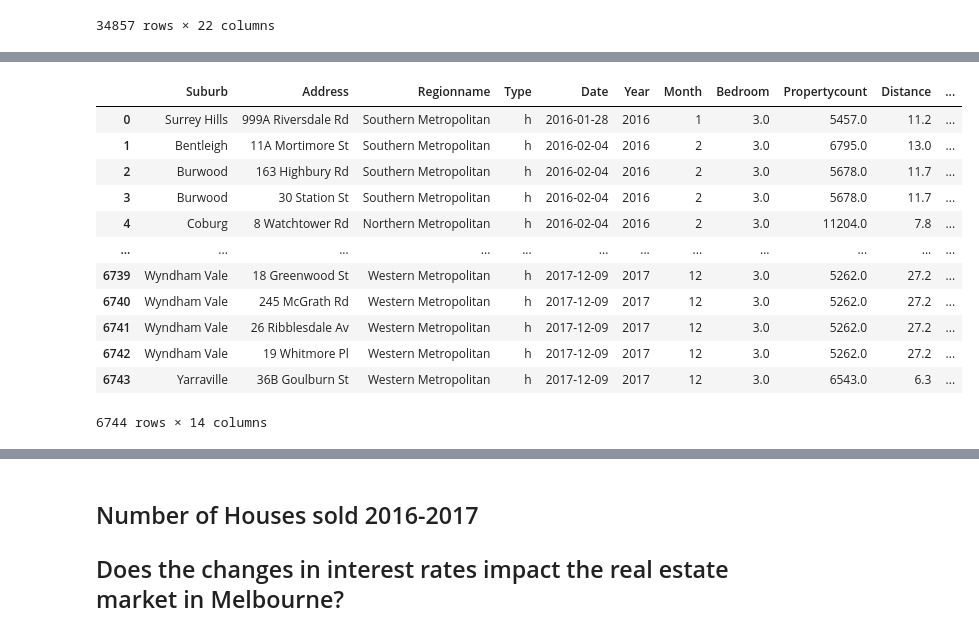
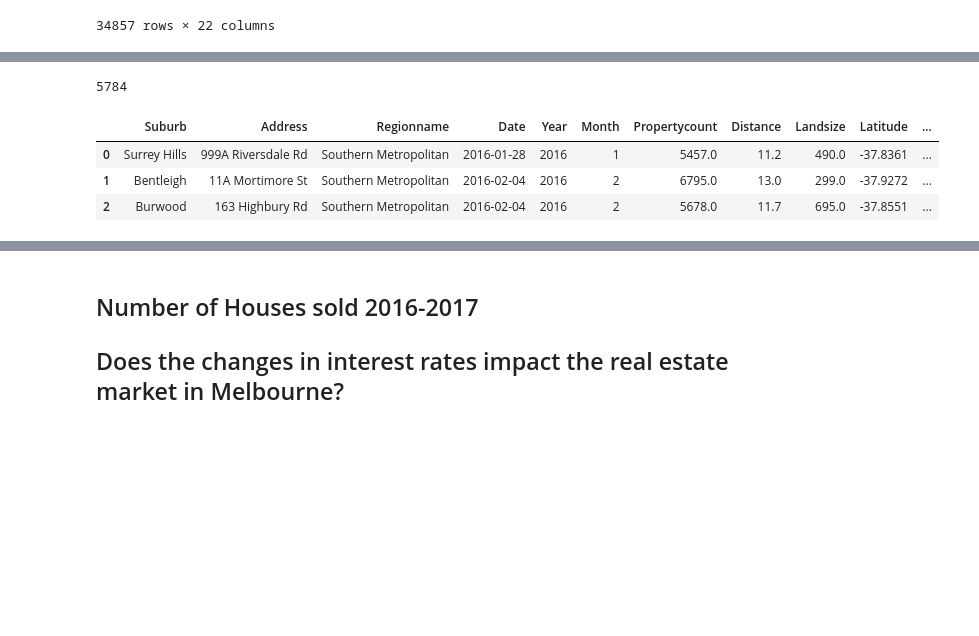
Before and after one commit to Anton0Lee/Project1_grp5, a Jupyter notebook: project1 main codes.ipynb, the cells around one changed output, grey strips where cells are left out. Cells and saved outputs as stored; diff of their text form; code cells hidden in the pictures; blank space fills up the shorter version.

```diff
--- a/project1 main codes.ipynb
+++ b/project1 main codes.ipynb
@@ -60,13 +45,20 @@ dtype: int64
 # %%
-#Housing_data_df2 = Reduced columns, dropna in price, Year:2016-2018, sorted by Date
+# Housing_data_df2 = clean dataset, Year:2016-2018, sorted by Date
 
-#Separate Date into Month and Year columns
+# reduced columns in housing dataset
+columns_to_use = ['Suburb', 'Address', 'Regionname', 'Type', 'Date', 'Bedroom','Propertycount', 'Distance', 'Landsize', 'Latitude', 'Longtitude', 'Price']
+housing_data_df_reduced = housing_data_df[columns_to_use]
+
+# dropna in housing dataset
+housing_data_df2 = housing_data_df_reduced.dropna(how='any')
+
+# separate Date into Month and Year columns
 warnings.filterwarnings('ignore')
 housing_data_df2['Date'] = pd.to_datetime(housing_data_df2['Date'], format='%d/%m/%Y')
 housing_data_df2['Month'] = housing_data_df2['Date'].dt.month
 housing_data_df2['Year'] = housing_data_df2['Date'].dt.year
 
-#Rearanging columns in housing dataset + sort by Date
+# rearanging columns in housing dataset + sort by Date
 housing_data_df2 = housing_data_df2[['Suburb', 'Address', 'Regionname', 'Type', 'Date', 'Year', 'Month', 'Bedroom', 'Propertycount', 'Distance', 'Landsize', 'Latitude', 'Longtitude', 'Price']]
 housing_data_df2 = housing_data_df2.sort_values(['Year','Month'],ascending=True).reset_index(drop=True)
 housing_data_df2
@@ -105,23 +115,14 @@ housing_data_df3
 # %%
-#housing_data_df4 = looking at 3 bedrooms houses only
+# Housing_data_df4 = looking at 3 bedrooms houses only
 
-#dropna in bedroom
-housing_data_df4 = housing_data_df3.dropna(how='any', subset='Bedroom')
-#Looking at houses with 3 bedrooms only
-housing_data_df4 = housing_data_df4.loc[(housing_data_df4['Type']=='h')&(housing_data_df4['Bedroom']==3.0),:].reset_index(drop=True)
-housing_data_df4
+housing_data_df4 = housing_data_df3.loc[(housing_data_df3['Type']=='h')&(housing_data_df3['Bedroom']==3.0),:].reset_index(drop=True)
+housing_data_df4 = housing_data_df4.drop(columns = ['Type','Bedroom'])
+print(len(housing_data_df4))
+housing_data_df4.head(3)
 # %% [output]
+5784
-|  | Suburb | Address | Regionname | Type | Date | Year | Month | Bedroom | Propertycount | Distance | ... |
-| 0 | Surrey Hills | 999A Riversdale Rd | Southern Metropolitan | h | 2016-01-28 | 2016 | 1 | 3.0 | 5457.0 | 11.2 | ... |
-| 1 | Bentleigh | 11A Mortimore St | Southern Metropolitan | h | 2016-02-04 | 2016 | 2 | 3.0 | 6795.0 | 13.0 | ... |
-| 2 | Burwood | 163 Highbury Rd | Southern Metropolitan | h | 2016-02-04 | 2016 | 2 | 3.0 | 5678.0 | 11.7 | ... |
-| 3 | Burwood | 30 Station St | Southern Metropolitan | h | 2016-02-04 | 2016 | 2 | 3.0 | 5678.0 | 11.7 | ... |
-| 4 | Coburg | 8 Watchtower Rd | Northern Metropolitan | h | 2016-02-04 | 2016 | 2 | 3.0 | 11204.0 | 7.8 | ... |
-| ... | ... | ... | ... | ... | ... | ... | ... | ... | ... | ... | ... |
-| 6739 | Wyndham Vale | 18 Greenwood St | Western Metropolitan | h | 2017-12-09 | 2017 | 12 | 3.0 | 5262.0 | 27.2 | ... |
-| 6740 | Wyndham Vale | 245 McGrath Rd | Western Metropolitan | h | 2017-12-09 | 2017 | 12 | 3.0 | 5262.0 | 27.2 | ... |
-| 6741 | Wyndham Vale | 26 Ribblesdale Av | Western Metropolitan | h | 2017-12-09 | 2017 | 12 | 3.0 | 5262.0 | 27.2 | ... |
-| 6742 | Wyndham Vale | 19 Whitmore Pl | Western Metropolitan | h | 2017-12-09 | 2017 | 12 | 3.0 | 5262.0 | 27.2 | ... |
-| 6743 | Yarraville | 36B Goulburn St | Western Metropolitan | h | 2017-12-09 | 2017 | 12 | 3.0 | 6543.0 | 6.3 | ... |
+|  | Suburb | Address | Regionname | Date | Year | Month | Propertycount | Distance | Landsize | Latitude | ... |
+| 0 | Surrey Hills | 999A Riversdale Rd | Southern Metropolitan | 2016-01-28 | 2016 | 1 | 5457.0 | 11.2 | 490.0 | -37.8361 | ... |
+| 1 | Bentleigh | 11A Mortimore St | Southern Metropolitan | 2016-02-04 | 2016 | 2 | 6795.0 | 13.0 | 299.0 | -37.9272 | ... |
+| 2 | Burwood | 163 Highbury Rd | Southern Metropolitan | 2016-02-04 | 2016 | 2 | 5678.0 | 11.7 | 695.0 | -37.8551 | ... |
-6744 rows × 14 columns
 # %%
```
Also changed, not shown: parts of 27 cells of this notebook.
